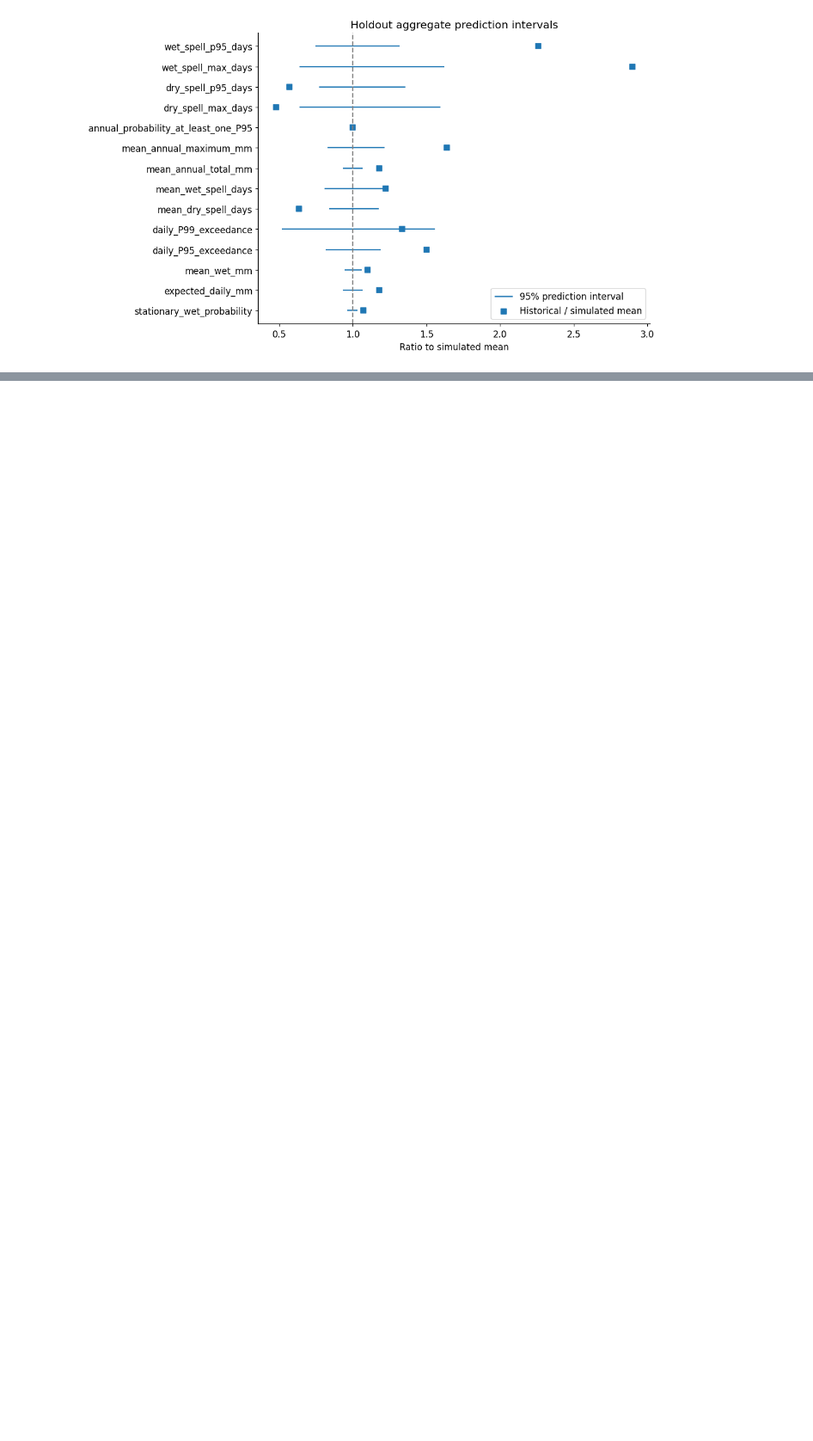
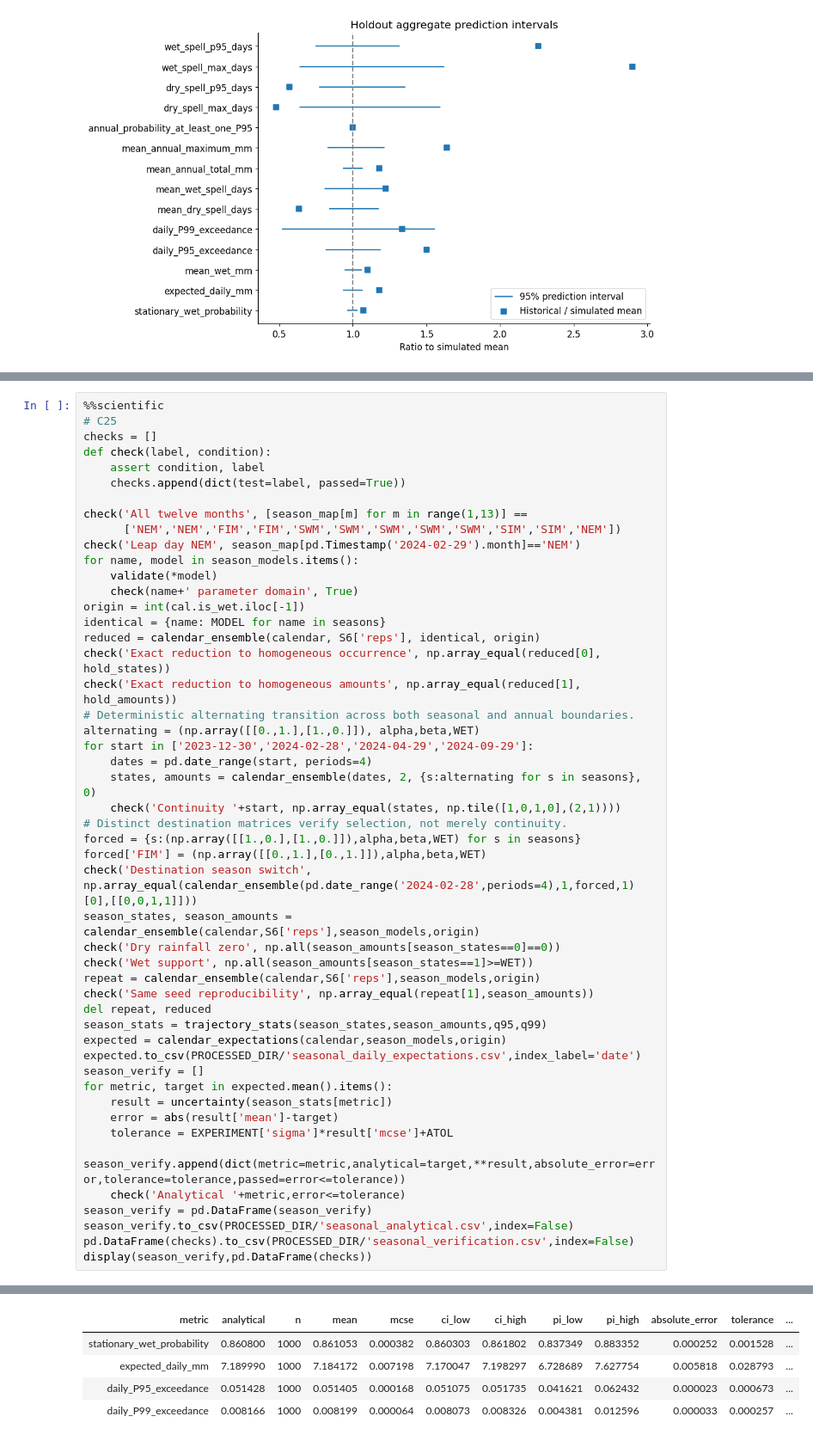
Before and after one commit to DilaraLiyanage/colombo-rainfall-simulator, a Jupyter notebook: notebook/colombo-rainfall-simulator.ipynb, the cells around one changed output, grey strips where cells are left out. Shown at 86% size. Drawn from its saved outputs; the diff is of its cells as text; blank space fills up the shorter version.

```diff
--- a/notebook/colombo-rainfall-simulator.ipynb
+++ b/notebook/colombo-rainfall-simulator.ipynb
@@ -1220,0 +1282,50 @@ Complete pipeline: 52 outputs; seconds: 121.32900830499966
+# %%
+%%scientific
+# C25
+checks = []
+def check(label, condition):
+    assert condition, label
+    checks.append(dict(test=label, passed=True))
+
+check('All twelve months', [season_map[m] for m in range(1,13)] ==
+      ['NEM','NEM','FIM','FIM','SWM','SWM','SWM','SWM','SWM','SIM','SIM','NEM'])
+check('Leap day NEM', season_map[pd.Timestamp('2024-02-29').month]=='NEM')
+for name, model in season_models.items():
+    validate(*model)
+    check(name+' parameter domain', True)
+origin = int(cal.is_wet.iloc[-1])
+identical = {name: MODEL for name in seasons}
+reduced = calendar_ensemble(calendar, S6['reps'], identical, origin)
+check('Exact reduction to homogeneous occurrence', np.array_equal(reduced[0], hold_states))
+check('Exact reduction to homogeneous amounts', np.array_equal(reduced[1], hold_amounts))
+# Deterministic alternating transition across both seasonal and annual boundaries.
+alternating = (np.array([[0.,1.],[1.,0.]]), alpha,beta,WET)
+for start in ['2023-12-30','2024-02-28','2024-04-29','2024-09-29']:
+    dates = pd.date_range(start, periods=4)
+    states, amounts = calendar_ensemble(dates, 2, {s:alternating for s in seasons}, 0)
+    check('Continuity '+start, np.array_equal(states, np.tile([1,0,1,0],(2,1))))
+# Distinct destination matrices verify selection, not merely continuity.
+forced = {s:(np.array([[1.,0.],[1.,0.]]),alpha,beta,WET) for s in seasons}
+forced['FIM'] = (np.array([[0.,1.],[0.,1.]]),alpha,beta,WET)
+check('Destination season switch', np.array_equal(calendar_ensemble(pd.date_range('2024-02-28',periods=4),1,forced,1)[0],[[0,0,1,1]]))
+season_states, season_amounts = calendar_ensemble(calendar,S6['reps'],season_models,origin)
+check('Dry rainfall zero', np.all(season_amounts[season_states==0]==0))
+check('Wet support', np.all(season_amounts[season_states==1]>=WET))
+repeat = calendar_ensemble(calendar,S6['reps'],season_models,origin)
+check('Same seed reproducibility', np.array_equal(repeat[1],season_amounts))
+del repeat, reduced
+season_stats = trajectory_stats(season_states,season_amounts,q95,q99)
+expected = calendar_expectations(calendar,season_models,origin)
+expected.to_csv(PROCESSED_DIR/'seasonal_daily_expectations.csv',index_label='date')
+season_verify = []
+for metric, target in expected.mean().items():
+    result = uncertainty(season_stats[metric])
+    error = abs(result['mean']-target)
+    tolerance = EXPERIMENT['sigma']*result['mcse']+ATOL
+    season_verify.append(dict(metric=metric,analytical=target,**result,absolute_error=error,tolerance=tolerance,passed=error<=tolerance))
+    check('Analytical '+metric,error<=tolerance)
+season_verify = pd.DataFrame(season_verify)
+season_verify.to_csv(PROCESSED_DIR/'seasonal_analytical.csv',index=False)
+pd.DataFrame(checks).to_csv(PROCESSED_DIR/'seasonal_verification.csv',index=False)
+display(season_verify,pd.DataFrame(checks))
+# %% [output]
@@ -1220,0 +1351,5 @@ Complete pipeline: 52 outputs; seconds: 121.32900830499966
+| metric | analytical | n | mean | mcse | ci_low | ci_high | pi_low | pi_high | absolute_error | tolerance | ... |
+| stationary_wet_probability | 0.860800 | 1000 | 0.861053 | 0.000382 | 0.860303 | 0.861802 | 0.837349 | 0.883352 | 0.000252 | 0.001528 | ... |
+| expected_daily_mm | 7.189990 | 1000 | 7.184172 | 0.007198 | 7.170047 | 7.198297 | 6.728689 | 7.627754 | 0.005818 | 0.028793 | ... |
+| daily_P95_exceedance | 0.051428 | 1000 | 0.051405 | 0.000168 | 0.051075 | 0.051735 | 0.041621 | 0.062432 | 0.000023 | 0.000673 | ... |
+| daily_P99_exceedance | 0.008166 | 1000 | 0.008199 | 0.000064 | 0.008073 | 0.008326 | 0.004381 | 0.012596 | 0.000033 | 0.000257 | ... |
```
Also changed, not shown: parts of 23 cells of this notebook, 30 other files.
